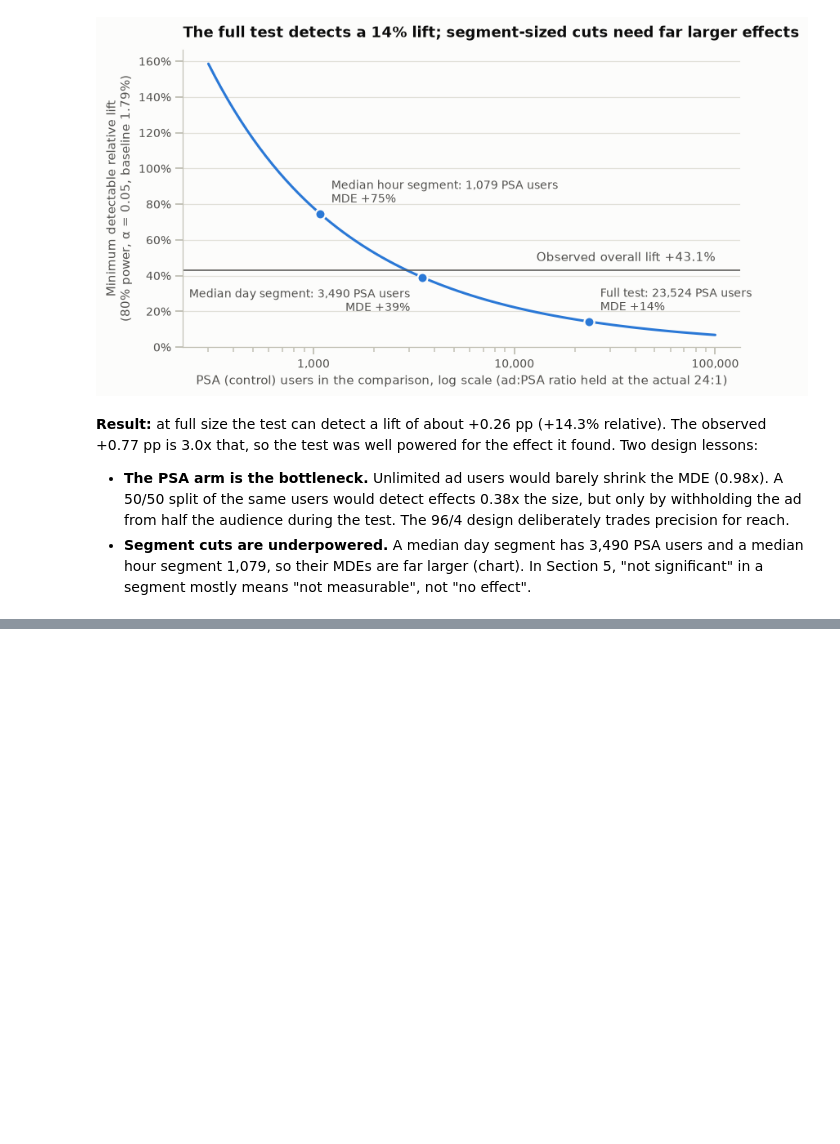
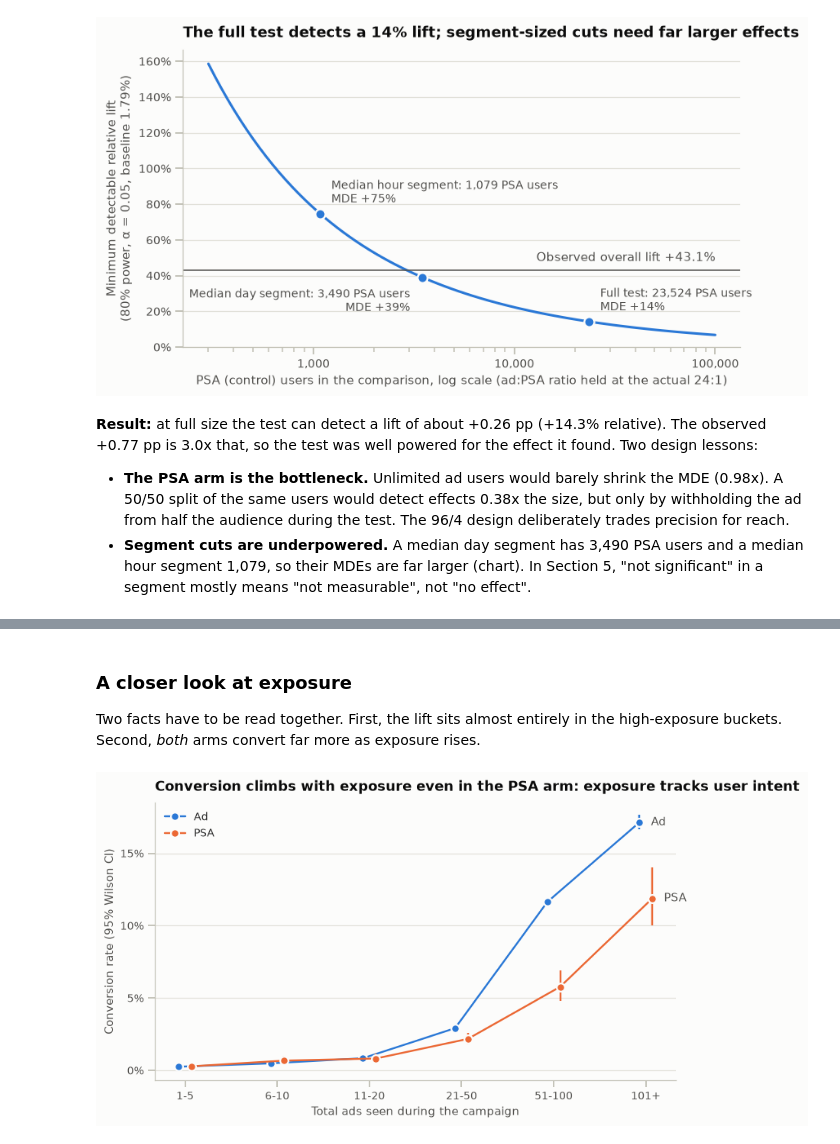
Before and after one commit to NidheeshK7/ab-test-ad-effectiveness, a Jupyter notebook: analysis.ipynb, the cells around one changed output, grey strips where cells are left out. Saved outputs shown, nothing was run; the diff lists cells and outputs as text; code cells hidden in the pictures; blank space fills up the shorter version.

```diff
--- a/analysis.ipynb
+++ b/analysis.ipynb
@@ -436,0 +632,29 @@ Median hour segment: 1,079 PSA users -> MDE +75% relative
+# %% [markdown]
+### A closer look at exposure
+
+Two facts have to be read together. First, the lift sits almost entirely in the high-exposure buckets. Second, *both* arms convert far more as exposure rises.
+# %%
+by_bucket = df.groupby(["exposure_bucket", "test_group"], observed=True)["converted"].agg(conversions="sum", users="size")
+xs = np.arange(len(EXPOSURE_LABELS))
+
+fig, ax = plt.subplots(figsize=(8, 4.3))
+for offset, arm, color, name in [(-0.07, "ad", AD_COLOR, "Ad"), (0.07, "psa", PSA_COLOR, "PSA")]:
+    t = by_bucket.xs(arm, level="test_group").reindex(EXPOSURE_LABELS)
+    rate = t["conversions"] / t["users"]
+    lo, hi = proportion_confint(t["conversions"], t["users"], alpha=ALPHA, method="wilson")
+    ax.vlines(xs + offset, lo, hi, color=color, lw=1.6)
+    ax.plot(xs + offset, rate, color=color, lw=1.6, marker="o", ms=7, mec=SURFACE, mew=1.5, label=name)
+    ax.annotate(name, (xs[-1] + offset, rate.iloc[-1]), xytext=(10, 0), textcoords="offset points",
+                va="center", color=INK_2)
+ax.set_xticks(xs, EXPOSURE_LABELS)
+ax.yaxis.set_major_locator(mtick.MultipleLocator(0.05))
+ax.yaxis.set_major_formatter(mtick.PercentFormatter(1.0, decimals=0))
+ax.grid(axis="y")
+ax.legend(loc="upper left")
+ax.set_xlabel("Total ads seen during the campaign")
+ax.set_ylabel("Conversion rate (95% Wilson CI)")
+ax.set_title("Conversion climbs with exposure even in the PSA arm: exposure tracks user intent")
+save(fig, "04_conversion_by_exposure.png")
+plt.show()
+# %% [output]
+[figure, added]
```
Also changed, not shown: parts of 8 cells of this notebook, 2 other files.
